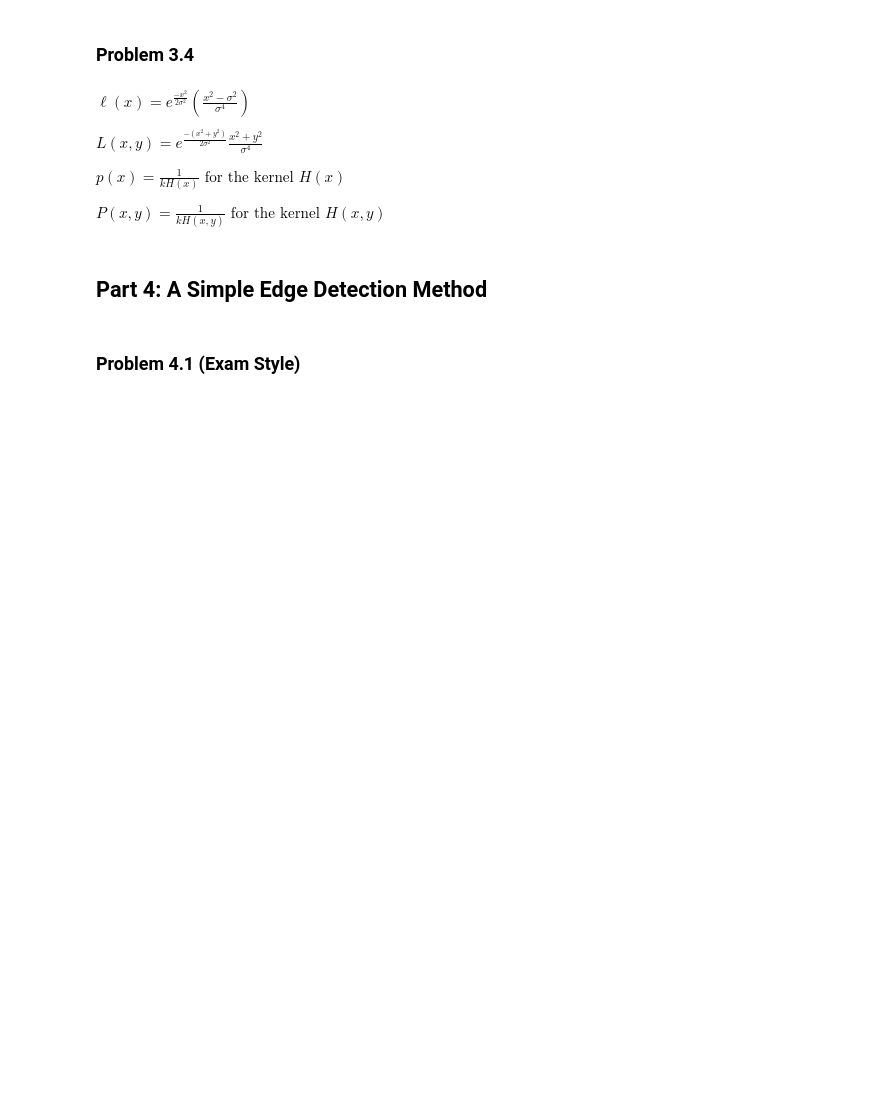
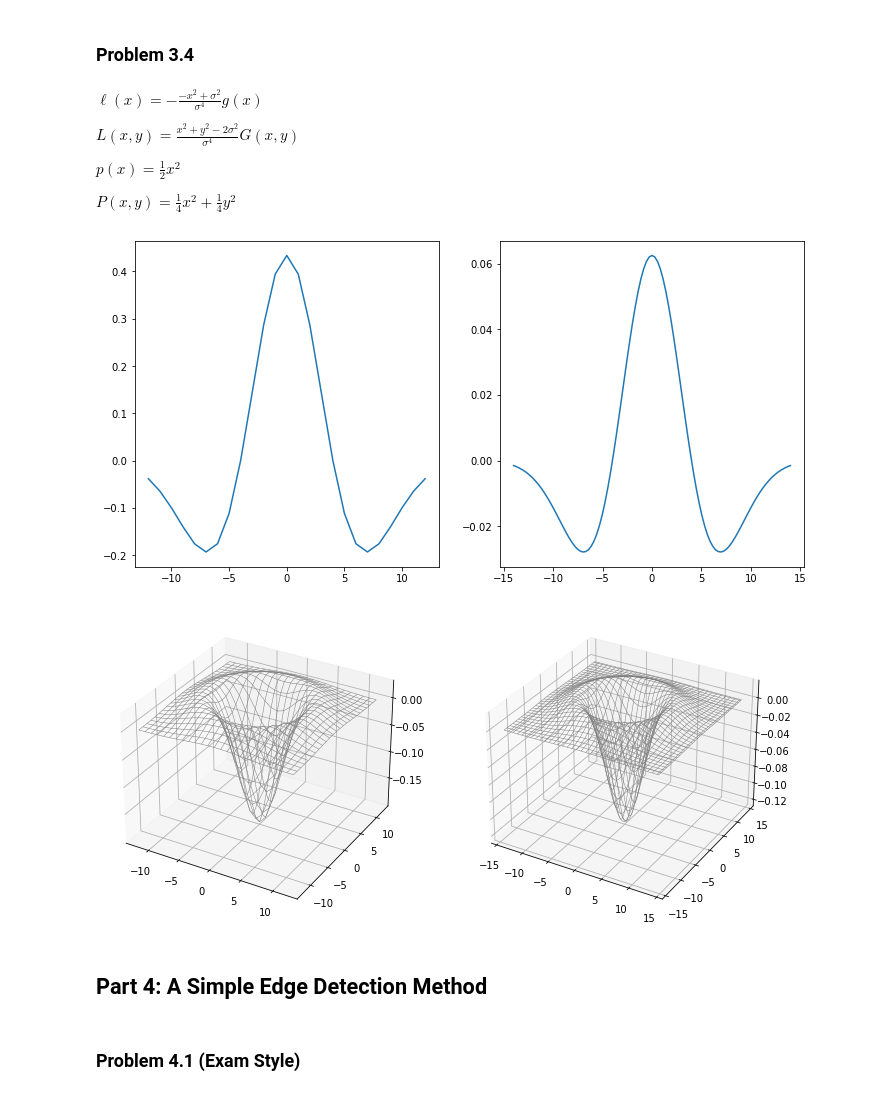
Before and after one commit to beckadd/cs527, a Jupyter notebook: homework02/homework02.ipynb, the cells around one changed output. Cells and saved outputs as stored; diff of their text form; code cells hidden in the pictures; blank space fills up the shorter version.

Commit message:
added the work for 3.4 :) Only need to fill 3.1

```diff
--- a/homework02/homework02.ipynb
+++ b/homework02/homework02.ipynb
@@ -286,22 +286,33 @@ $$ L(x,y) = {e^\frac{-(x^2 + y^2)}{2\sigma^2}}\frac{x^2+y^2}{\sigma^4} $$
 # %% [markdown]
 
 [//]: # (Rewrite the expressions here.)
-$\ell(x) = {e^\frac{-x^2}{2\sigma^2}}(\frac{x^2 - \sigma^2}{\sigma^4})$
 
-$L(x, y) = {e^\frac{-(x^2 + y^2)}{2\sigma^2}}\frac{x^2+y^2}{\sigma^4}$
+$\ell(x) = -\frac{-x^2+\sigma^2}{\sigma^4}g(x)$
 
-$p(x) = \frac{1}{kH(x)} \text{ for the kernel } H(x)$
+$L(x, y) = \frac{x^2+y^2 - 2\sigma^2}{\sigma^4}G(x,y)$
 
-$P(x, y) = \frac{1}{kH(x,y)} \text{ for the kernel } H(x,y)$
+$p(x) = \frac{1}{2}x^2$
+
+$P(x, y) = \frac{1}{4}x^2+\frac{1}{4}y^2$
-# %%
-def log(sigma, dim = 1, x = None):
-    assert dim == 1 or dim == 2, 'only implemented for d==1 or d==2'
-
-    def laplacian(**kwargs):
-        laplacian_val = 0
-        numerator = sum([value^2 for key, value in kwargs.items])
-        for key, value in kwargs.items():
-            laplacian_val += np.exp(-numerator/(2*sigma**2))*(value - sigma**2)/sigma**4
+# %%
+def log(sigma, dim = 1, x = None):
+    assert dim == 1 or dim == 2, 'only implemented for d==1 or d==2'
+
+    def laplacian(sigma, dim, x):
+        if dim == 1:
+            laplacian = (-x**2 + sigma**2)/sigma**4 * gaussian(sigma, x)
+        elif dim == 2:
+            laplacian = (np.add.outer(x**2, x**2) - 2*sigma**2)/sigma**4 * np.multiply.outer(gaussian(sigma, x), gaussian(sigma, x))
+        return laplacian
+
+    if x is None:
+        x = x_range(sigma)
+        laplacian_set = laplacian(sigma, dim, x)
+        probe = np.flip(laplacian_set)
+        return normalize(laplacian_set, probe), x
+    else:
+        laplacian_set = laplacian(sigma, dim, x)
+        return laplacian_set
 # %%
 def show_mesh(f, x=None, figure=True):
     assert f.shape[0] == f.shape[1], 'implemented only for square meshes'
@@ -316,13 +327,16 @@ def show_mesh(f, x=None, figure=True):
     if figure:
         plt.show()
 # %%
-# laplace_kernel_1d, kernel_x = log(sigma)
-# laplace_1d = log(sigma, x=fine_x)
-# compare((laplace_kernel_1d, laplace_1d), xs=(kernel_x, fine_x))
+laplace_kernel_1d, kernel_x = log(sigma)
+laplace_1d = log(sigma, x=fine_x)
+compare((laplace_kernel_1d, laplace_1d), xs=(kernel_x, fine_x))
 
-# laplace_kernel_2d, kernel_x = log(sigma, dim=2)
-# laplace_2d = log(sigma, x=fine_x, dim=2)
-# compare((laplace_kernel_2d, laplace_2d), xs=(kernel_x, fine_x), show=show_mesh)
+laplace_kernel_2d, kernel_x = log(sigma, dim=2)
+laplace_2d = log(sigma, x=fine_x, dim=2)
+compare((laplace_kernel_2d, laplace_2d), xs=(kernel_x, fine_x), show=show_mesh)
+# %% [output]
+[figure, added]
+[figure, added]
 # %% [markdown]
 ## Part 4: A Simple Edge Detection Method
 # %% [markdown]
```
Also changed, not shown: parts of 9 cells of this notebook.
